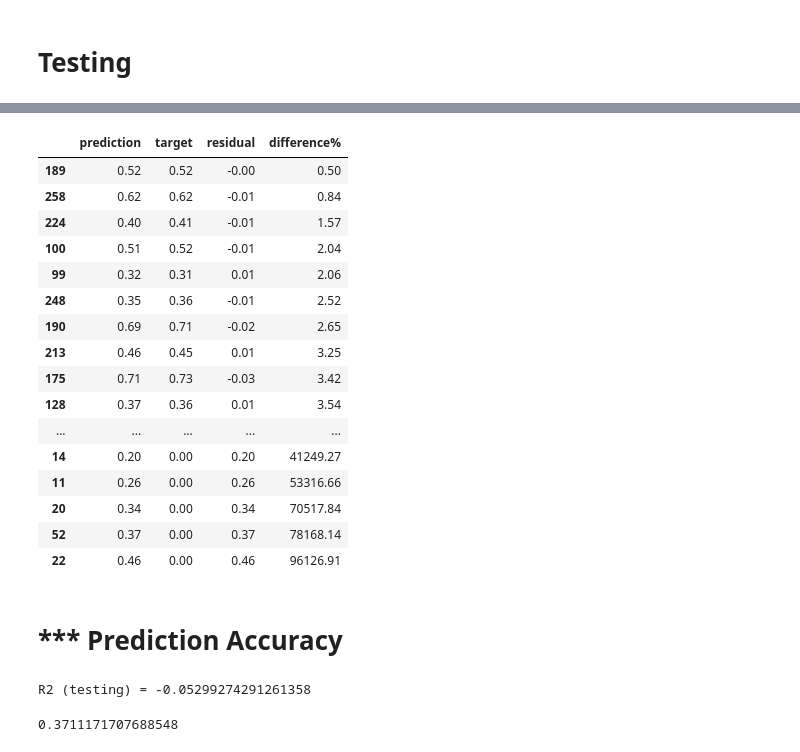
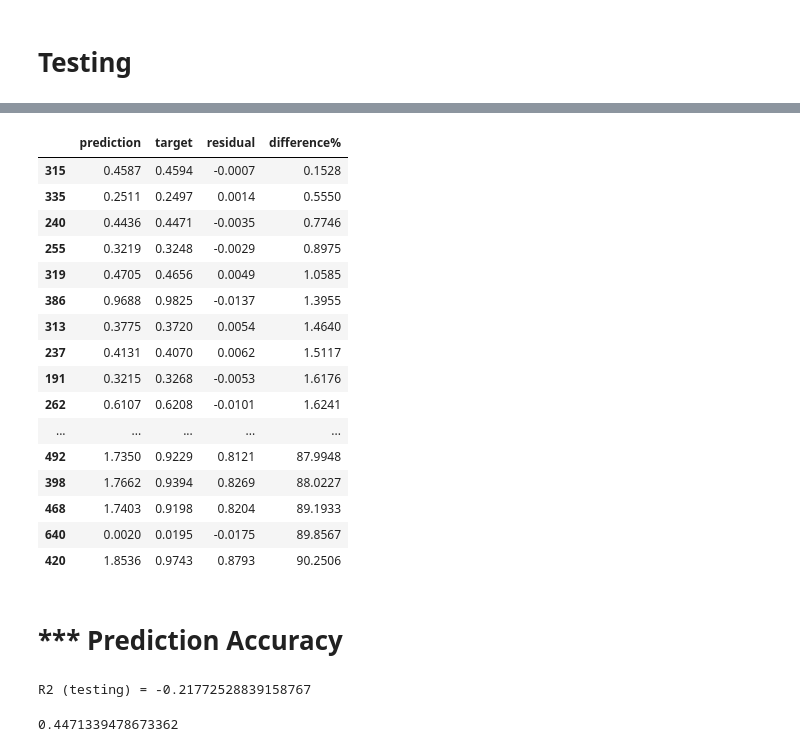
Before and after one commit to Haybu/infs890-spring2020-latency-prediction, a Jupyter notebook: analysis/sock-shop/orders-flow/06- current latency prediction LinearRegression.ipynb, the cells around one changed output, grey strips where cells are left out. Cells and saved outputs as stored; diff of their text form; code cells hidden in the pictures.

```diff
--- a/analysis/sock-shop/orders-flow/06- current latency prediction LinearRegression.ipynb
+++ b/analysis/sock-shop/orders-flow/06- current latency prediction LinearRegression.ipynb
@@ -97,11 +100,0 @@ if SCALE_TARGETS:
-# %%
-x_train, x_test, y_train, y_test = \
-    train_test_split(inputs, targets, test_size=test_split, shuffle=False, random_state=365)
-
-if 1 == 0:
-    # for better convergence and result scale target to values between 0 - 1
-    y_train_max = y_train.max()
-    y_test_max = y_test.max()
-
-    y_train = y_train / y_train_max
-    y_test = y_test / y_test_max
@@ -118,15 +131,8 @@ plt.show()
 # %% [markdown]
 # Model
 # %%
-#lasso = LassoCV(fit_intercept=False,n_jobs=-1,random_state=0,selection='random',positive=False,cv=10)
-#sfm1 = SelectFromModel(lasso, threshold='0.01*mean')
-
-rfr = RandomForestRegressor(n_jobs=-1, max_depth=10, n_estimators=20)
-sfm = SelectFromModel(rfr, threshold='0.01*mean')
-
-#sfm = SelectKBest(k=6)
-
-#sfm = PCA(random_state=180)
+lasso = LassoCV(tol=0.1)
+sfm = SelectFromModel(lasso, threshold='0.02*mean')
 
 reg = LinearRegression(normalize=True) # normalize false bacause we are going to use the scaler
 
@@ -139,19 +145,12 @@ pipe = Pipeline(steps=[
 kfold = KFold(n_splits=10, shuffle=True)
 
 param_grid = {
-    #'selector__threshold': [0.1, 0.05, 0.02, 0.001]  # with lasso
-    'selector__threshold': ['1*mean', '0.8*mean', '0.6*mean', '0.3*mean', '0.1*mean','0.05*mean', '0.02*mean', '0.01*mean', '0.001*mean'] # with tree
-    , 'selector__estimator__max_depth' : [10, 15]
-    , 'selector__estimator__n_estimators' : [20, 30, 40]
-    # 'selector__n_components' : [2,3,4,5,6,7,8,9,10,11,12,13,14,15,16,17]   # with PCA
-    , 'reg__normalize': [False, True]
+    'selector__threshold': ['1*mean','0.7*mean','0.5*mean','0.1*mean', '0.05*mean']
+     ,'reg__normalize': [False, True]
 }
 
 search = GridSearchCV(pipe, param_grid, scoring='neg_mean_squared_error'
-                      , return_train_score= True, cv=kfold, verbose=1, n_jobs=-1)
-
-#scores = cross_val_score(pipe, x_train, y_train, cv=kfold, n_jobs=-1
-        #, verbose=3, scoring='neg_mean_squared_error')
+                      , return_train_score= True, cv=kfold, verbose=1, n_jobs=-1, refit=True)
 # %%
 import sklearn
 print('sklearn version {}'.format(sklearn.__version__))
@@ -287,5 +292,5 @@ Text(0.5, 1.0, 'Residual PDF')
 # %% [markdown]
 # Testing
 # %%
-y_test_hat = search.predict(x_test)
+y_test_pred = search.predict(x_test)
 # %%
@@ -303,5 +308,5 @@ ax = sns.regplot(x=y_test, y=y_test_hat, color='g')
 # %%
-perf = pd.DataFrame(y_test_hat, columns=['prediction'])
+perf = pd.DataFrame(y_test_pred, columns=['prediction'])
 perf['target'] = y_test
 perf.head()
 # %% [output]
@@ -345,36 +350,36 @@ perf.describe()
 # %%
 pd.options.display.max_rows = 999
-pd.set_option('display.float_format', lambda x: '%.2f' % x)
+pd.set_option('display.float_format', lambda x: '%.4f' % x)
 perf.sort_values(by = ['difference%'])
 # %% [output]
 |  | prediction | target | residual | difference% |
-| 189 | 0.52 | 0.52 | -0.00 | 0.50 |
-| 258 | 0.62 | 0.62 | -0.01 | 0.84 |
-| 224 | 0.40 | 0.41 | -0.01 | 1.57 |
-| 100 | 0.51 | 0.52 | -0.01 | 2.04 |
-| 99 | 0.32 | 0.31 | 0.01 | 2.06 |
-| 248 | 0.35 | 0.36 | -0.01 | 2.52 |
-| 190 | 0.69 | 0.71 | -0.02 | 2.65 |
-| 213 | 0.46 | 0.45 | 0.01 | 3.25 |
-| 175 | 0.71 | 0.73 | -0.03 | 3.42 |
-| 128 | 0.37 | 0.36 | 0.01 | 3.54 |
+| 315 | 0.4587 | 0.4594 | -0.0007 | 0.1528 |
+| 335 | 0.2511 | 0.2497 | 0.0014 | 0.5550 |
+| 240 | 0.4436 | 0.4471 | -0.0035 | 0.7746 |
+| 255 | 0.3219 | 0.3248 | -0.0029 | 0.8975 |
+| 319 | 0.4705 | 0.4656 | 0.0049 | 1.0585 |
+| 386 | 0.9688 | 0.9825 | -0.0137 | 1.3955 |
+| 313 | 0.3775 | 0.3720 | 0.0054 | 1.4640 |
+| 237 | 0.4131 | 0.4070 | 0.0062 | 1.5117 |
+| 191 | 0.3215 | 0.3268 | -0.0053 | 1.6176 |
+| 262 | 0.6107 | 0.6208 | -0.0101 | 1.6241 |
 | ... | ... | ... | ... | ... |
-| 14 | 0.20 | 0.00 | 0.20 | 41249.27 |
-| 11 | 0.26 | 0.00 | 0.26 | 53316.66 |
-| 20 | 0.34 | 0.00 | 0.34 | 70517.84 |
-| 52 | 0.37 | 0.00 | 0.37 | 78168.14 |
-| 22 | 0.46 | 0.00 | 0.46 | 96126.91 |
+| 492 | 1.7350 | 0.9229 | 0.8121 | 87.9948 |
+| 398 | 1.7662 | 0.9394 | 0.8269 | 88.0227 |
+| 468 | 1.7403 | 0.9198 | 0.8204 | 89.1933 |
+| 640 | 0.0020 | 0.0195 | -0.0175 | 89.8567 |
+| 420 | 1.8536 | 0.9743 | 0.8793 | 90.2506 |
 # %% [markdown]
 # *** Prediction Accuracy
 # %%
-r2_test = metrics.r2_score(y_test, y_test_hat)
+r2_test = metrics.r2_score(y_test, y_test_pred)
 print('R2 (testing) = {}'.format(r2_test))
 
 # also: R-Squared could obtain with
 # pline.score(x_test, y_test)
 # %% [output]
-R2 (testing) = -0.05299274291261358
+R2 (testing) = -0.21772528839158767
 # %%
-print(np.sqrt(mean_squared_error(y_test,y_test_hat)))
+print(np.sqrt(mean_squared_error(y_test,y_test_pred)))
 # %% [output]
-0.3711171707688548
+0.4471339478673362
```
Also changed, not shown: parts of 23 cells of this notebook, 7 other files.
